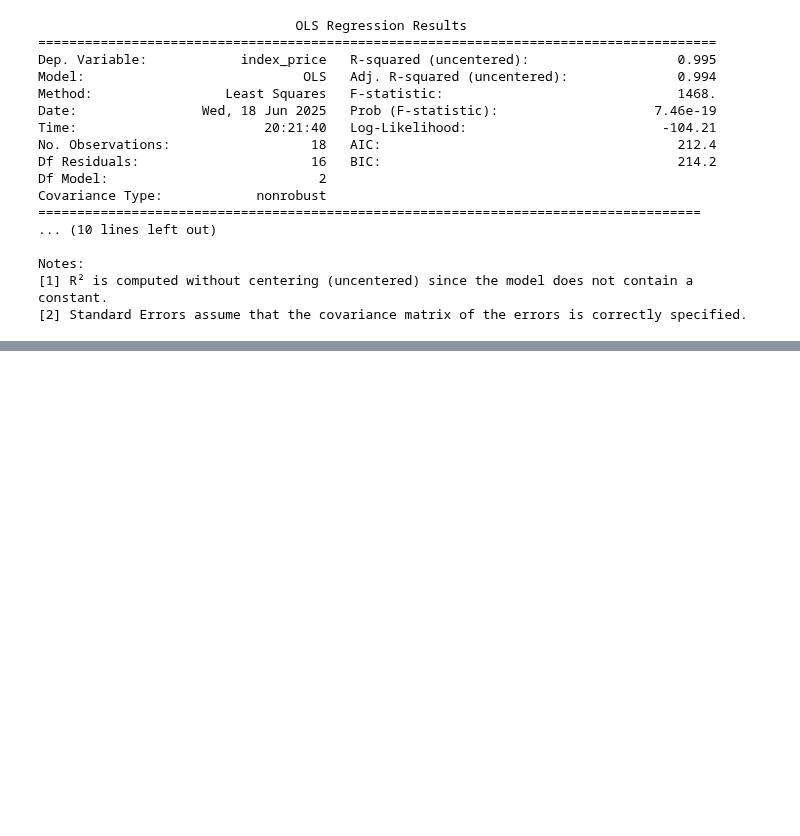
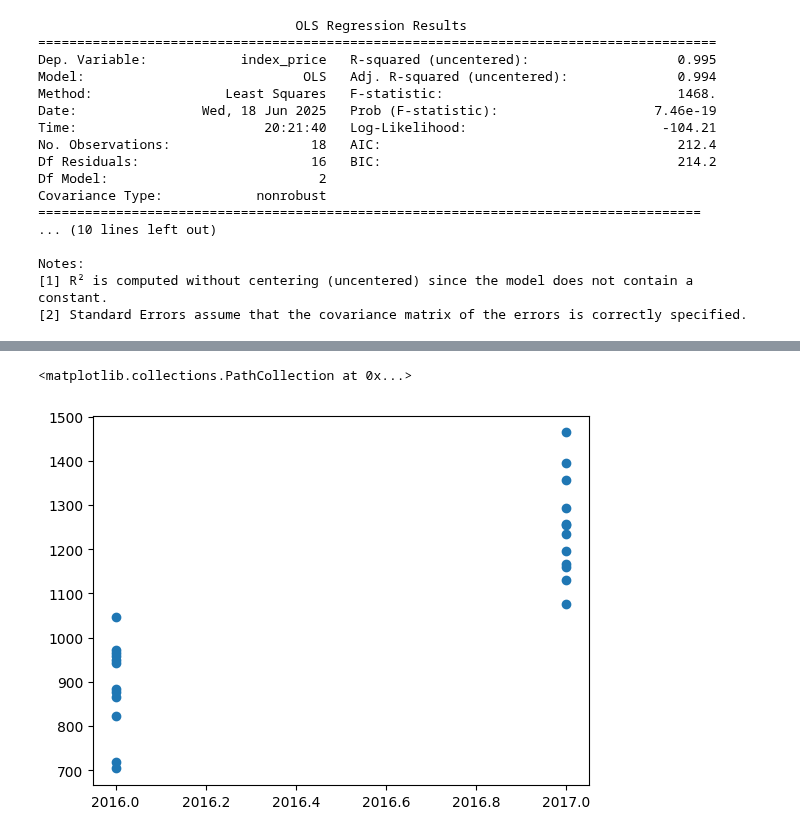
Before and after one commit to Mahadev1729/MLrn, a Jupyter notebook: Regression/multiple_linear_regression.ipynb, the cells around one changed output, grey strips where cells are left out. Drawn from its saved outputs; the diff is of its cells as text; code cells hidden in the pictures; blank space fills up the shorter version.

```diff
--- a/Regression/multiple_linear_regression.ipynb
+++ b/Regression/multiple_linear_regression.ipynb
@@ -218,0 +296,5 @@ Notes:
+# %%
+plt.scatter(df_index['year'],df_index['index_price'])
+# %% [output]
+<matplotlib.collections.PathCollection at 0x...>
+[figure, added]
```
Also changed, not shown: parts of 7 cells of this notebook, 1 other file.
